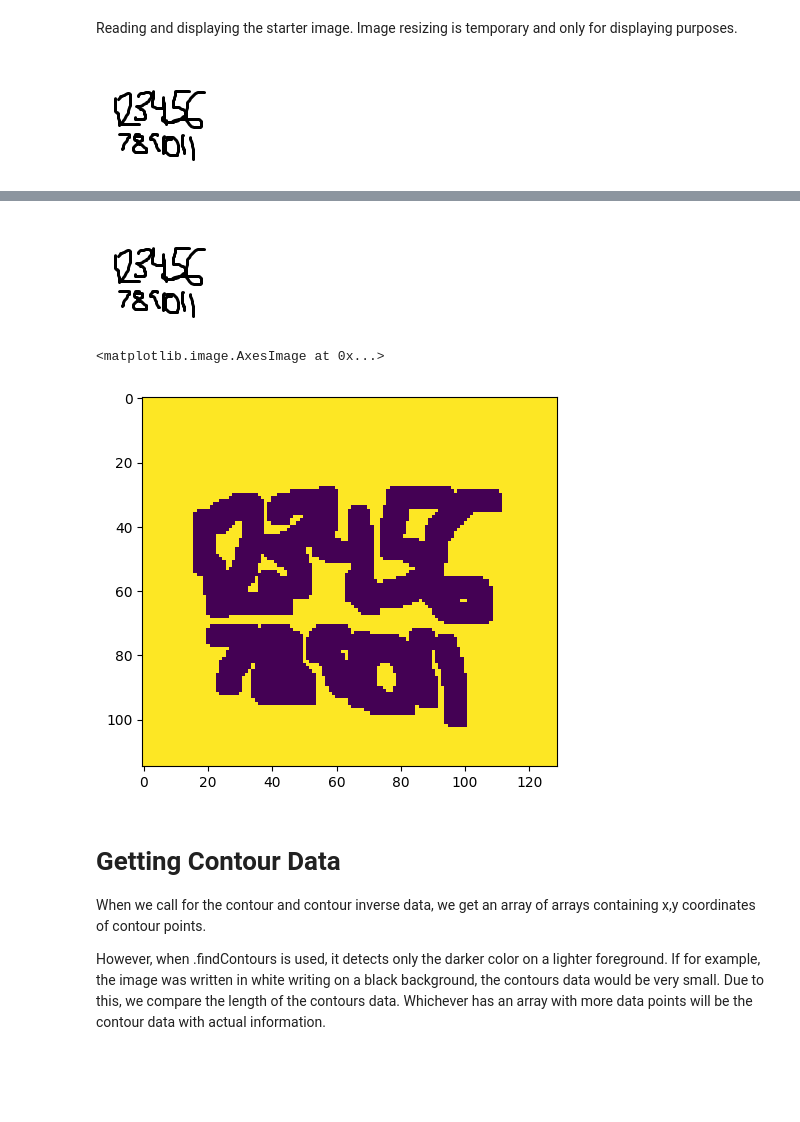
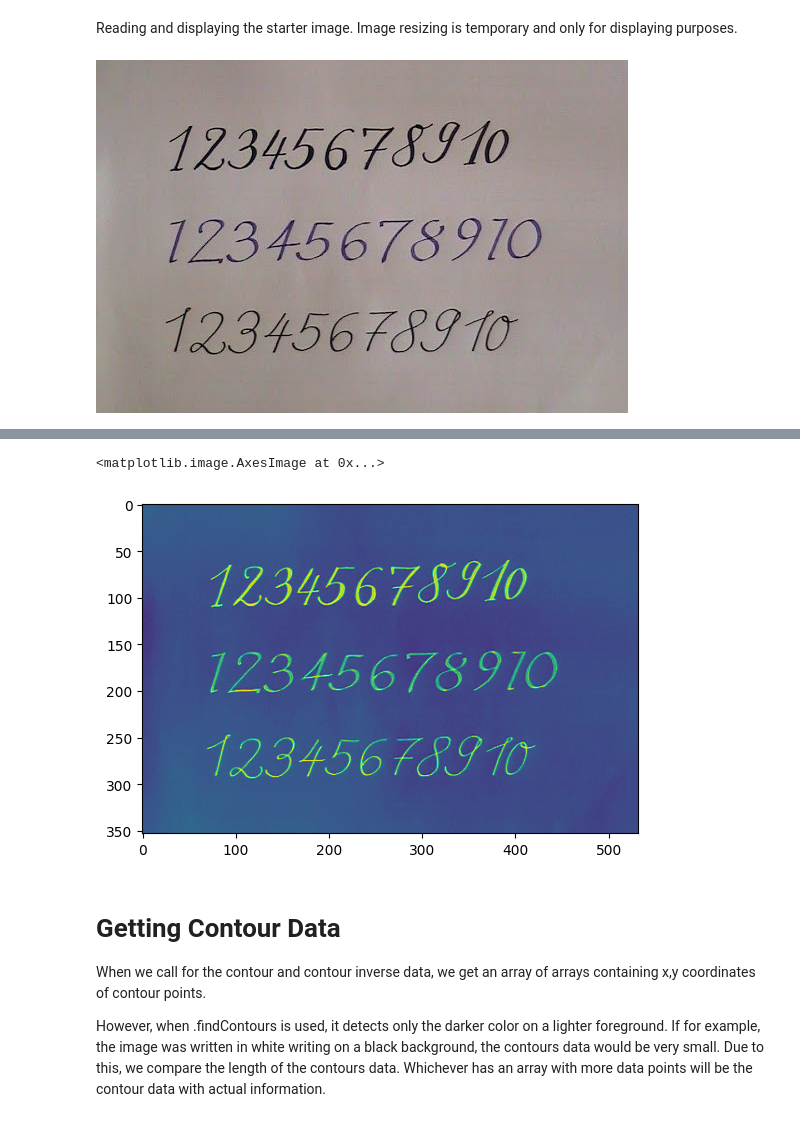
Before and after one commit to muvision/cm-mathvision, a Jupyter notebook: OpenCV.ipynb, the cells around one changed output, grey strips where cells are left out. Cells and saved outputs as stored; diff of their text form; code cells hidden in the pictures; blank space fills up the shorter version.

```diff
--- a/OpenCV.ipynb
+++ b/OpenCV.ipynb
@@ -13,10 +13,10 @@ import math
 # %% [markdown]
 Reading and displaying the starter image. Image resizing is temporary and only for displaying purposes.
 # %%
-image = cv2.imread('/content/image.png')
+image = cv2.imread('/content/numbers1.jpg')
 cv2_imshow(image)
 # %% [output]
-[figure, old version]
+[figure, new version]
 # %% [markdown]
 # TLDR
 In order to calculate and crop the bounding boxes of the images, we first need apply a threshhold to an image. This essentially means that we are "binarizing the image". Here, any pixel color value lower than the threshold is set as 0, and any other is set as 1.
@@ -45,19 +45,22 @@ Following these changes, we use dilation which is a basic morplogical operator u
 We also create an inverted mask if the image, which is used in later parts.
 # %%
 img_gray = cv2.cvtColor(image, cv2.COLOR_BGR2GRAY)
-cv2_imshow(img_gray)
+#cv2_imshow(img_gray)
 
 ret,thresh1=cv2.threshold(img_gray,0,255, cv2.THRESH_OTSU|cv2.THRESH_BINARY_INV)
-rect_kernel = cv2.getStructuringElement(cv2.MORPH_RECT, (5, 5))
+rect_kernel = cv2.getStructuringElement(cv2.MORPH_RECT, (100, 1))
 # Applying dilation on the threshold image
 dilation = cv2.dilate(thresh1, rect_kernel, iterations = 1)
 inverted_mask = cv2.bitwise_not(dilation)
 
-plt.imshow(inverted_mask)
+inverted_image = cv2.bitwise_not(img_gray)
+ret1,thresh2=cv2.threshold(inverted_image,0,255, cv2.THRESH_OTSU|cv2.THRESH_BINARY_INV)
+dilation1 = cv2.dilate(thresh2, rect_kernel, iterations = 1)
+
+plt.imshow(inverted_image)
 # %% [output]
+<matplotlib.image.AxesImage at 0x...>
-[figure, old version]
+[figure, new version]
-<matplotlib.image.AxesImage at 0x...>
-[figure, removed]
 # %% [markdown]
 # Getting Contour Data
 When we call for the contour and contour inverse data, we get an array of arrays containing x,y coordinates of contour points.
```
Also changed, not shown: parts of 9 cells of this notebook.
